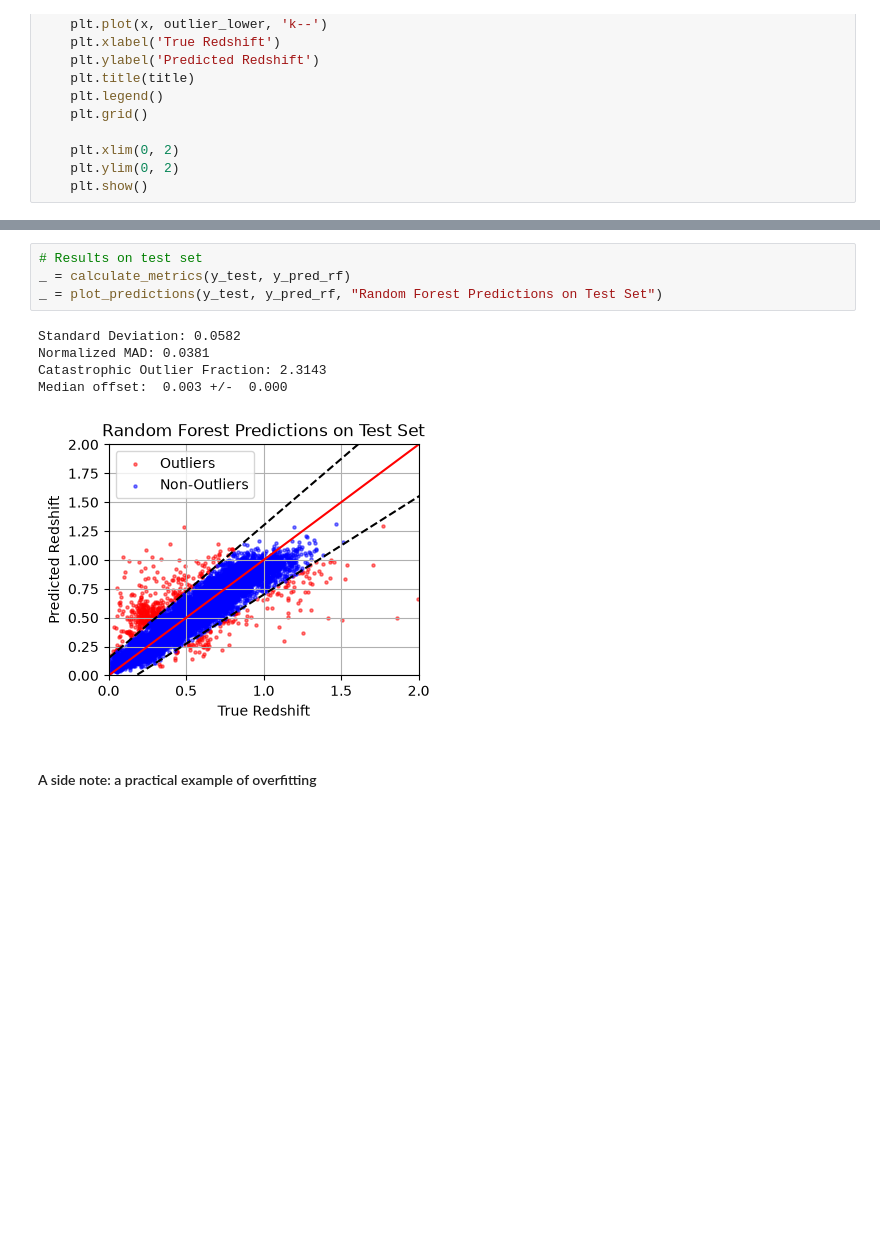
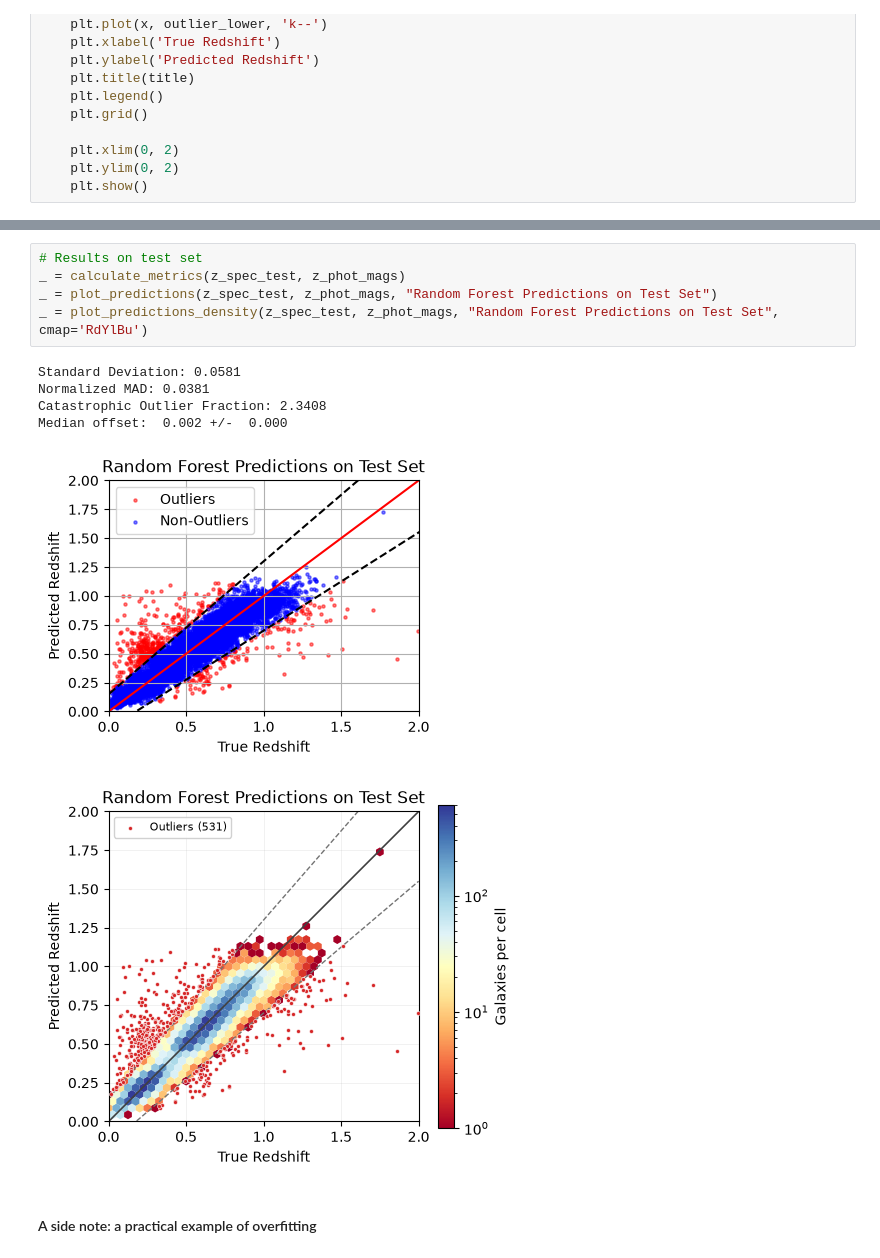
Before and after one commit to isasmatos/IA_school_CBPF_2026, a Jupyter notebook: notebooks/Aula-2/Aula-2b_PZ_est+metrics.ipynb, the cells around one changed output, grey strips where cells are left out. Drawn from its saved outputs; the diff is of its cells as text; blank space fills up the shorter version.

```diff
--- a/notebooks/Aula-2/Aula-2b_PZ_est+metrics.ipynb
+++ b/notebooks/Aula-2/Aula-2b_PZ_est+metrics.ipynb
@@ -118,13 +201,15 @@ def plot_predictions(y_true, y_pred, title):
 # %%
 # Results on test set
-_ = calculate_metrics(y_test, y_pred_rf)
-_ = plot_predictions(y_test, y_pred_rf, "Random Forest Predictions on Test Set")
+_ = calculate_metrics(z_spec_test, z_phot_mags)
+_ = plot_predictions(z_spec_test, z_phot_mags, "Random Forest Predictions on Test Set")
+_ = plot_predictions_density(z_spec_test, z_phot_mags, "Random Forest Predictions on Test Set", cmap='RdYlBu')
 # %% [output]
-Standard Deviation: 0.0582
+Standard Deviation: 0.0581
 Normalized MAD: 0.0381
-Catastrophic Outlier Fraction: 2.3143
-Median offset:  0.003 +/-  0.000
+Catastrophic Outlier Fraction: 2.3408
+Median offset:  0.002 +/-  0.000
-[figure, old version]
+[figure, new version]
+[figure, added]
 # %% [markdown]
 #### A side note: a practical example of overfitting
 # %%
```
Also changed, not shown: parts of 14 cells of this notebook.
